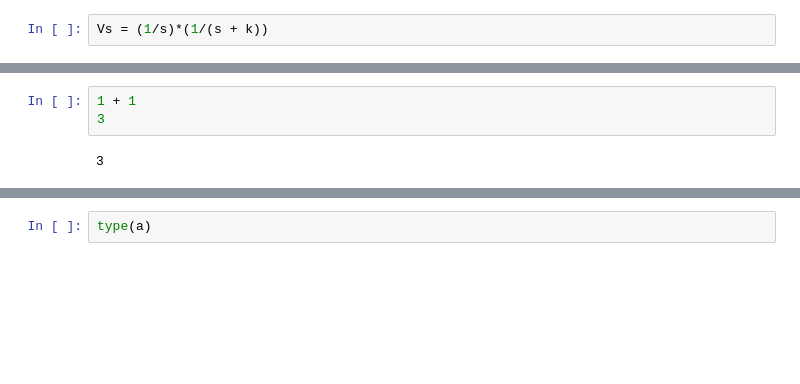
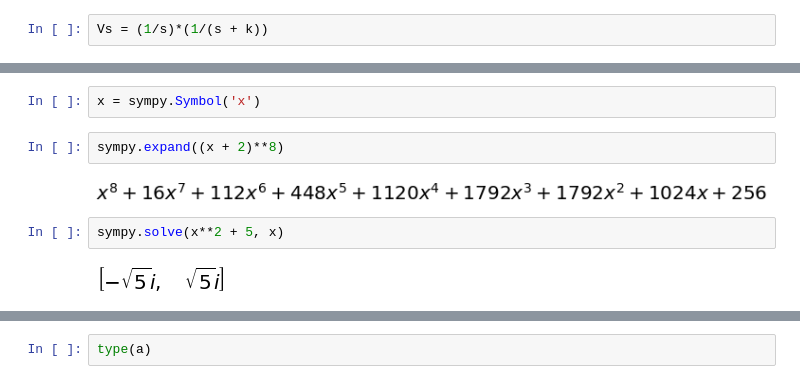
Before and after one commit to alchemyst/Skogestad-Python, a Jupyter notebook: notebooks/CBT700 blockweek 1.ipynb, the cells around one changed output, grey strips where cells are left out. Cells and saved outputs as stored; diff of their text form; blank space fills up the shorter version.

```diff
--- a/notebooks/CBT700 blockweek 1.ipynb
+++ b/notebooks/CBT700 blockweek 1.ipynb
@@ -13,8 +18,13 @@ sympy.inverse_laplace_transform(Vs, s, t)
-# %%
-1 + 1
-3
-# %% [output]
-3
+# %%
+x = sympy.Symbol('x')
+# %%
+sympy.expand((x + 2)**8)
+# %% [output]
+[figure, added]
+# %%
+sympy.solve(x**2 + 5, x)
+# %% [output]
+[figure, added]
 # %%
 a = 1
 b = 2
```
Also changed, not shown: parts of 55 cells of this notebook.
